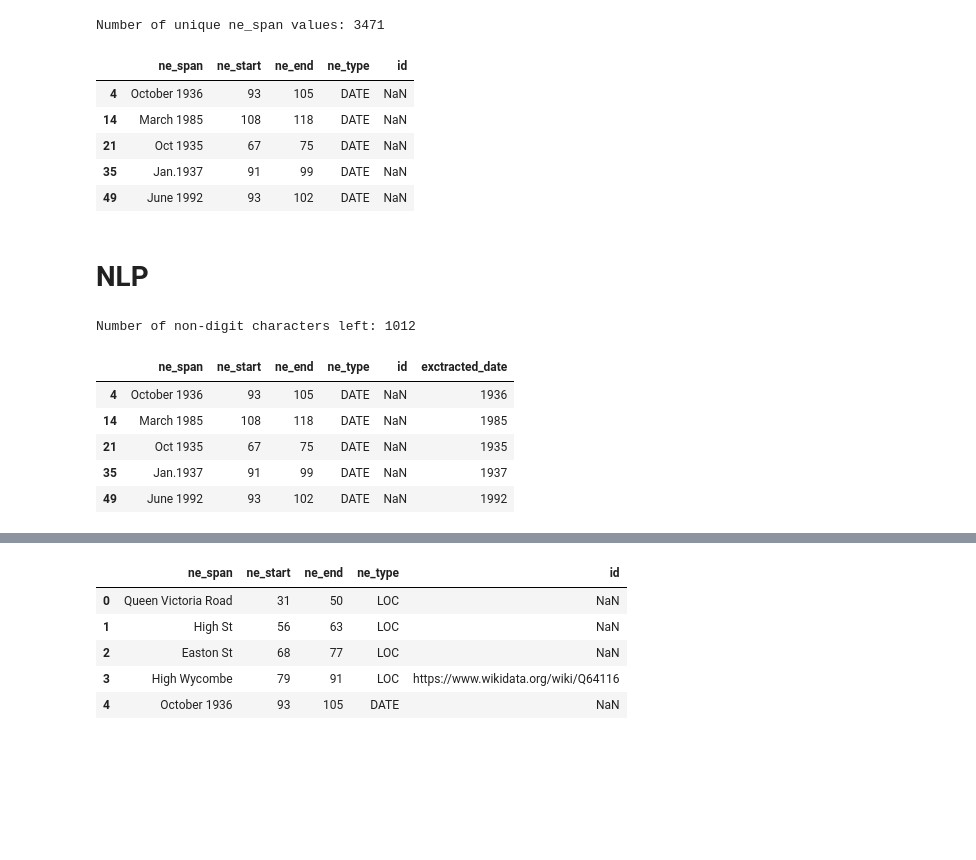
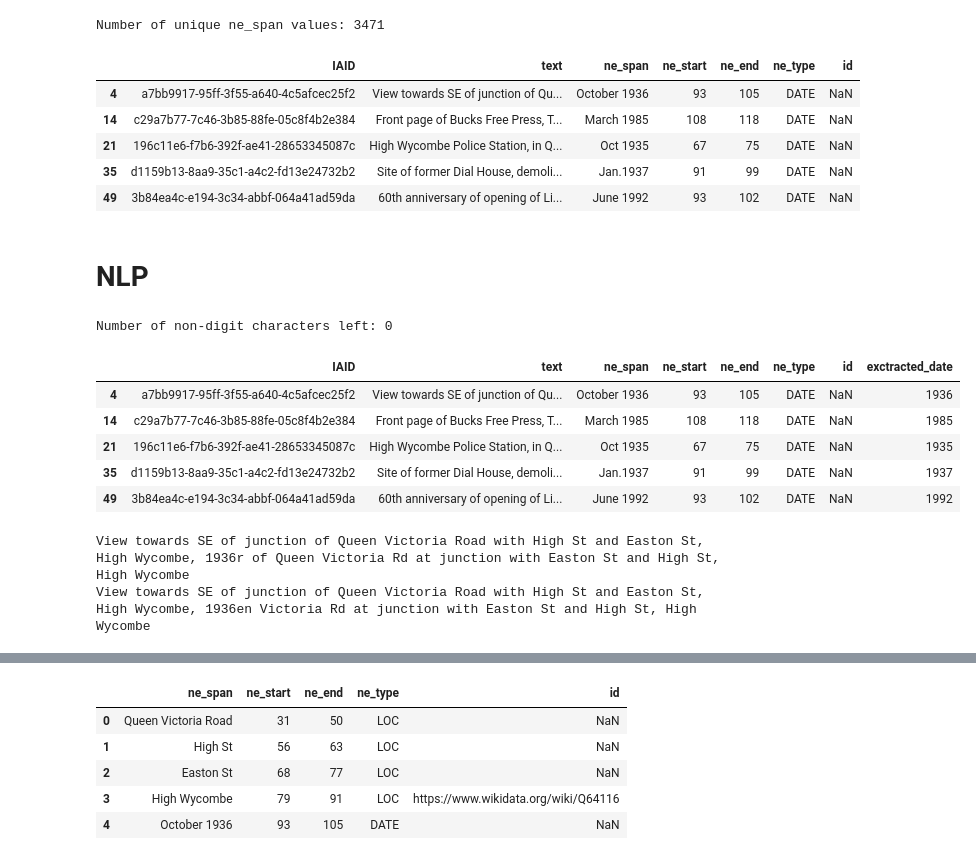
Before and after one commit to thebekhruz/Semantic_Search_v2.0, a Jupyter notebook: eda/notebooks/eda.ipynb, the cells around one changed output, grey strips where cells are left out. Saved outputs shown, nothing was run; the diff lists cells and outputs as text; code cells hidden in the pictures; blank space fills up the shorter version.

```diff
--- a/eda/notebooks/eda.ipynb
+++ b/eda/notebooks/eda.ipynb
@@ -264,15 +264,15 @@ df_mentions.head()
 df_exploded = df.explode('mentions')
 
 # Normalize the exploded mentions column
-df_mentions_normalized = pd.json_normalize(df_exploded['mentions'])
+df_exploded_normalized = pd.json_normalize(df_exploded['mentions'])
 
 # Merge the normalized data back with the original DataFrame
 df_exploded = df_exploded.drop(columns=['mentions']).reset_index(drop=True)
-df_exploded = df_exploded.join(df_mentions_normalized)
+df_exploded = df_exploded.join(df_exploded_normalized)
 
-# Reset the index to keep the original index as a column, but maintain the same index for the same IAID
-# df_exploded['original_index'] = df_exploded.groupby('IAID').ngroup()
-# df_exploded.set_index('original_index', inplace=True)
+del df_exploded_normalized
+del df
+
 
 df_exploded.head(5)
 # %% [output]
@@ -401,15 +383,15 @@ print(f'Number of unique ne_span values: {df_mentions["ne_span"].nunique()}')
 Number of unique ne_span values: 3471
 # %%
 # Output all objects with ny_type: 'DATE' which are not in a YYYY format
-df_mentions_date = df_mentions[df_mentions['ne_type'] == 'DATE']
-df_mentions_date = df_mentions_date[~df_mentions_date['ne_span'].str.match(r'^\d{4}$')]
-df_mentions_date.head()
+df_exploded_date = df_exploded[df_exploded['ne_type'] == 'DATE']
+df_exploded_date = df_exploded_date[~df_exploded_date['ne_span'].str.match(r'^\d{4}$')]
+df_exploded_date.head()
 # %% [output]
-|  | ne_span | ne_start | ne_end | ne_type | id |
-| 4 | October 1936 | 93 | 105 | DATE | NaN |
-| 14 | March 1985 | 108 | 118 | DATE | NaN |
-| 21 | Oct 1935 | 67 | 75 | DATE | NaN |
-| 35 | Jan.1937 | 91 | 99 | DATE | NaN |
-| 49 | June 1992 | 93 | 102 | DATE | NaN |
+|  | IAID | text | ne_span | ne_start | ne_end | ne_type | id |
+| 4 | a7bb9917-95ff-3f55-a640-4c5afcec25f2 | View towards SE of junction of Qu... | October 1936 | 93 | 105 | DATE | NaN |
+| 14 | c29a7b77-7c46-3b85-88fe-05c8f4b2e384 | Front page of Bucks Free Press, T... | March 1985 | 108 | 118 | DATE | NaN |
+| 21 | 196c11e6-f7b6-392f-ae41-28653345087c | High Wycombe Police Station, in Q... | Oct 1935 | 67 | 75 | DATE | NaN |
+| 35 | d1159b13-8aa9-35c1-a4c2-fd13e24732b2 | Site of former Dial House, demoli... | Jan.1937 | 91 | 99 | DATE | NaN |
+| 49 | 3b84ea4c-e194-3c34-abbf-064a41ad59da | 60th anniversary of opening of Li... | June 1992 | 93 | 102 | DATE | NaN |
 # %% [markdown]
 # NLP
@@ -422,40 +398,62 @@ df_mentions_date.head()
 # %%
 # This works for mentions column.
 # Formating dates in ne_span column
 
 # import spacy
 # nlp = spacy.load("en_core_web_sm")
 
 # Remove all punctuation from the text
-df_mentions_date['exctracted_date'] = df_mentions_date['ne_span'].str.replace(r'[^\w\s]', '')
+df_exploded_date['exctracted_date'] = df_exploded_date['ne_span'].str.replace(r'[^\w\s]', '')
 
 # Remove all characters that are not digits
-df_mentions_date['exctracted_date'] = df_mentions_date['ne_span'].str.replace(r'\D', '', regex=True)
+df_exploded_date['exctracted_date'] = df_exploded_date['ne_span'].str.replace(r'\D', '', regex=True)
 
 # Check if there are any non-digit characters left
-flag = df_mentions_date['ne_span'].str.contains(r'\D').sum()
+flag = df_exploded_date['exctracted_date'].str.contains(r'\D').sum()
 print(f'Number of non-digit characters left: {flag}')
 
-df_mentions_date.head()
+df_exploded_date.head()
 
 
 # The date values are now in a YYYY format.
 # There are 2 problems now,
 #  - First is that ne_start and ne_end values are not correct anymore.
 #  - Second is that the text column still contains the original date values.
 
 
 
 # Eventhough the ne_start and ne_end values are not correct anymore, we will keep them as they are.
 # We will not use them in our project only as meta data.
 # %% [output]
-Number of non-digit characters left: 1012
+Number of non-digit characters left: 0
-|  | ne_span | ne_start | ne_end | ne_type | id | exctracted_date |
-| 4 | October 1936 | 93 | 105 | DATE | NaN | 1936 |
-| 14 | March 1985 | 108 | 118 | DATE | NaN | 1985 |
-| 21 | Oct 1935 | 67 | 75 | DATE | NaN | 1935 |
-| 35 | Jan.1937 | 91 | 99 | DATE | NaN | 1937 |
-| 49 | June 1992 | 93 | 102 | DATE | NaN | 1992 |
+|  | IAID | text | ne_span | ne_start | ne_end | ne_type | id | exctracted_date |
+| 4 | a7bb9917-95ff-3f55-a640-4c5afcec25f2 | View towards SE of junction of Qu... | October 1936 | 93 | 105 | DATE | NaN | 1936 |
+| 14 | c29a7b77-7c46-3b85-88fe-05c8f4b2e384 | Front page of Bucks Free Press, T... | March 1985 | 108 | 118 | DATE | NaN | 1985 |
+| 21 | 196c11e6-f7b6-392f-ae41-28653345087c | High Wycombe Police Station, in Q... | Oct 1935 | 67 | 75 | DATE | NaN | 1935 |
+| 35 | d1159b13-8aa9-35c1-a4c2-fd13e24732b2 | Site of former Dial House, demoli... | Jan.1937 | 91 | 99 | DATE | NaN | 1937 |
+| 49 | 3b84ea4c-e194-3c34-abbf-064a41ad59da | 60th anniversary of opening of Li... | June 1992 | 93 | 102 | DATE | NaN | 1992 |
+# %%
+# Now we need normalise the original text. We will use ne_start and ne_end values to extract the original date values from the text column.
+# We will replace the original date values with the new YYYY format values.
+
+# Set pandas to display the full text in the 'text' column
+pd.set_option('display.max_colwidth', None)
+
+# Read the whole text in the first object
+print(df_exploded_date['text'].iloc[0])
+
+
+# Extract the original date values from the text column
+df_exploded_date['original_date'] = df_exploded_date.apply(lambda x: x['text'][x['ne_start']:x['ne_end']], axis=1)
+
+# Replace the original date values with the new YYYY format values
+df_exploded_date['text'] = df_exploded_date.apply(lambda x: x['text'].replace(x['original_date'], x['exctracted_date']), axis=1)
+
+# Read the whole text in the first object
+print(df_exploded_date['text'].iloc[0])
+# %% [output]
+View towards SE of junction of Queen Victoria Road with High St and Easton St, High Wycombe, 1936r of Queen Victoria Rd at junction with Easton St and High St, High Wycombe
+View towards SE of junction of Queen Victoria Road with High St and Easton St, High Wycombe, 1936en Victoria Rd at junction with Easton St and High St, High Wycombe
 # %%
 # We need to now normalise the Date in the original text column.
 # We will use the extracted_date column to replace the original date values in the text column.
```
Also changed, not shown: parts of 15 cells of this notebook.
